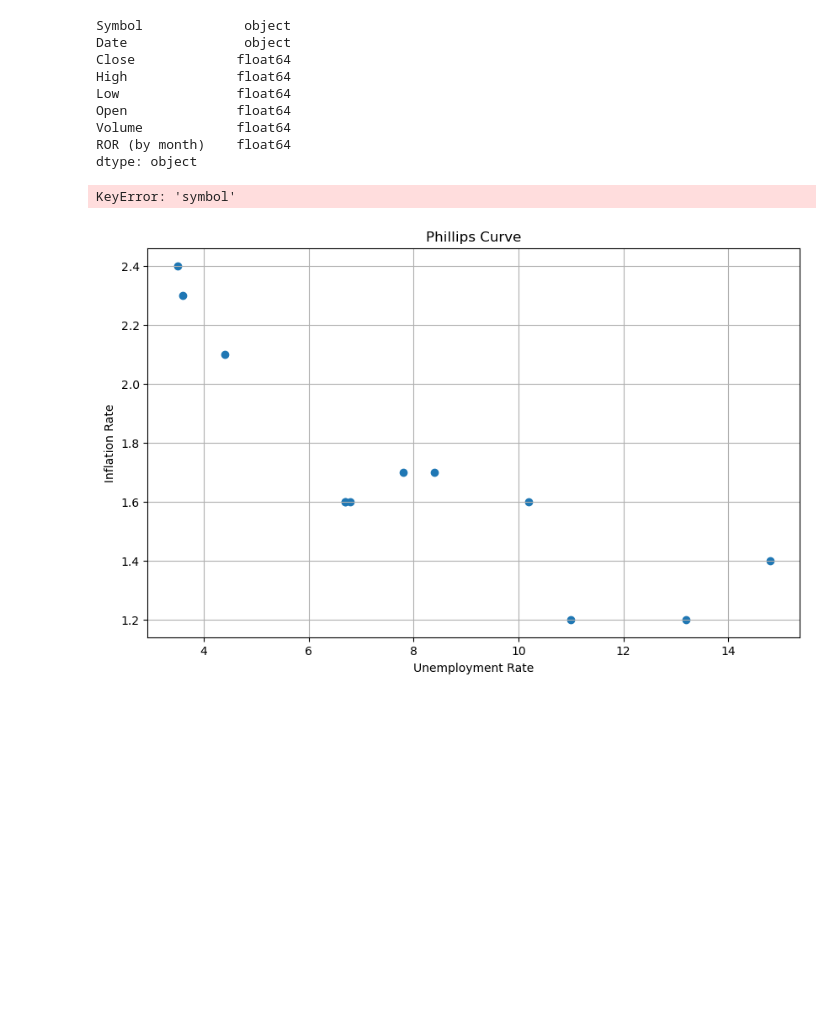
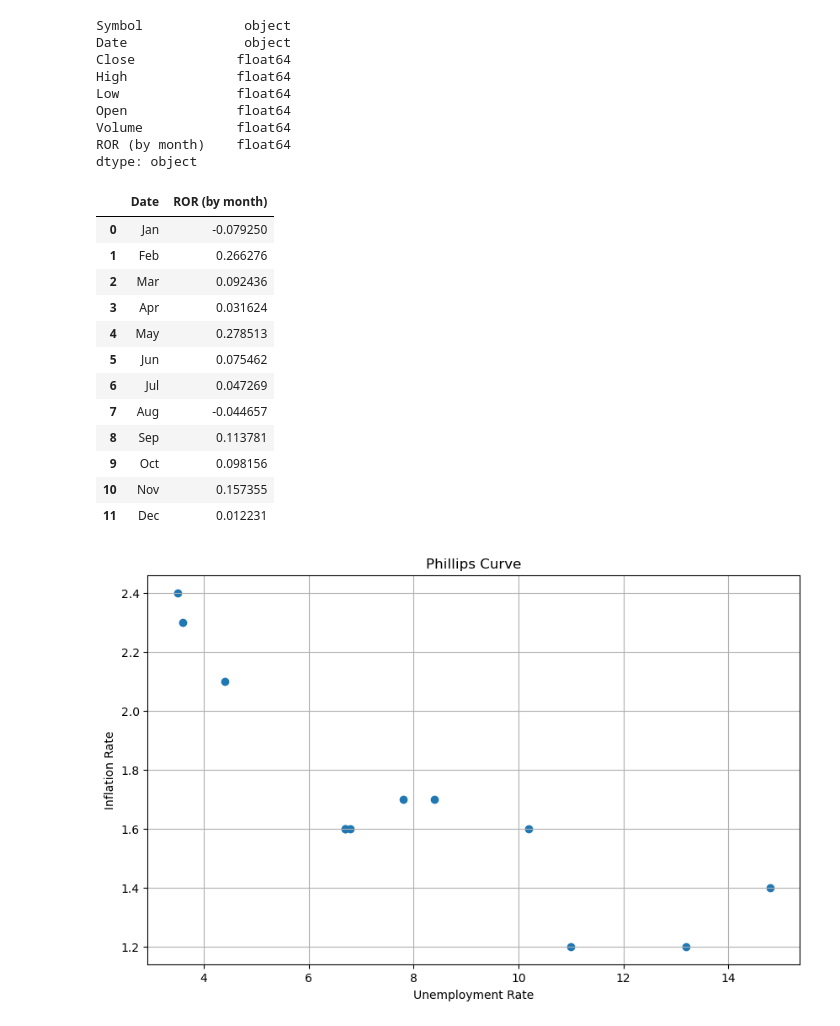
Before and after one commit to icherniavskyi/project-1, a Jupyter notebook: data_analysis.ipynb, the cells around one changed output. Saved outputs shown, nothing was run; the diff lists cells and outputs as text; code cells hidden in the pictures; blank space fills up the shorter version.

```diff
--- a/data_analysis.ipynb
+++ b/data_analysis.ipynb
@@ -286,15 +286,27 @@ dtype: object
 # %%
 #Monthly ROR of all REITS from S&P500
 # AMT ja-dec ROR /12 = avg ROR for amt in one year
 # jan (all stock ROR) / 12 = avg all reits performance for the month
-del final_stock['symbol']
-stock_month_avg = final_stock.groupby(['Date'], as_index=False).mean()
-stock_month_avg['Order'] = stock_month_avg['Date'].map(month_order)
-final_stock_month_avg = stock_month_avg.sort_values(by=['Order']).drop(columns=["Order", "Close", "High", "Low", "Open", "Volume"])
+
+Stock_ROR_month = final_stock.groupby(["Date"],as_index=False).mean()
+Stock_ROR_month['Order'] =Stock_ROR_month['Date'].map(month_order)
+final_stock_month_avg  = Stock_ROR_month.sort_values(by=['Order']).drop(columns=["Order", "Close", "High", "Low", "Open", "Volume"])
 final_stock_month_avg = final_stock_month_avg.reset_index(drop=True)
 final_stock_month_avg
 # %% [output]
-KeyError: 'symbol'
+|  | Date | ROR (by month) |
+| 0 | Jan | -0.079250 |
+| 1 | Feb | 0.266276 |
+| 2 | Mar | 0.092436 |
+| 3 | Apr | 0.031624 |
+| 4 | May | 0.278513 |
+| 5 | Jun | 0.075462 |
+| 6 | Jul | 0.047269 |
+| 7 | Aug | -0.044657 |
+| 8 | Sep | 0.113781 |
+| 9 | Oct | 0.098156 |
+| 10 | Nov | 0.157355 |
+| 11 | Dec | 0.012231 |
 # %%
 #Philliphs Curve
 phillips_data = pd.merge(inflation_trnsp, unemplotment_trnsp, on='Date')
```
Also changed, not shown: parts of 4 cells of this notebook.
